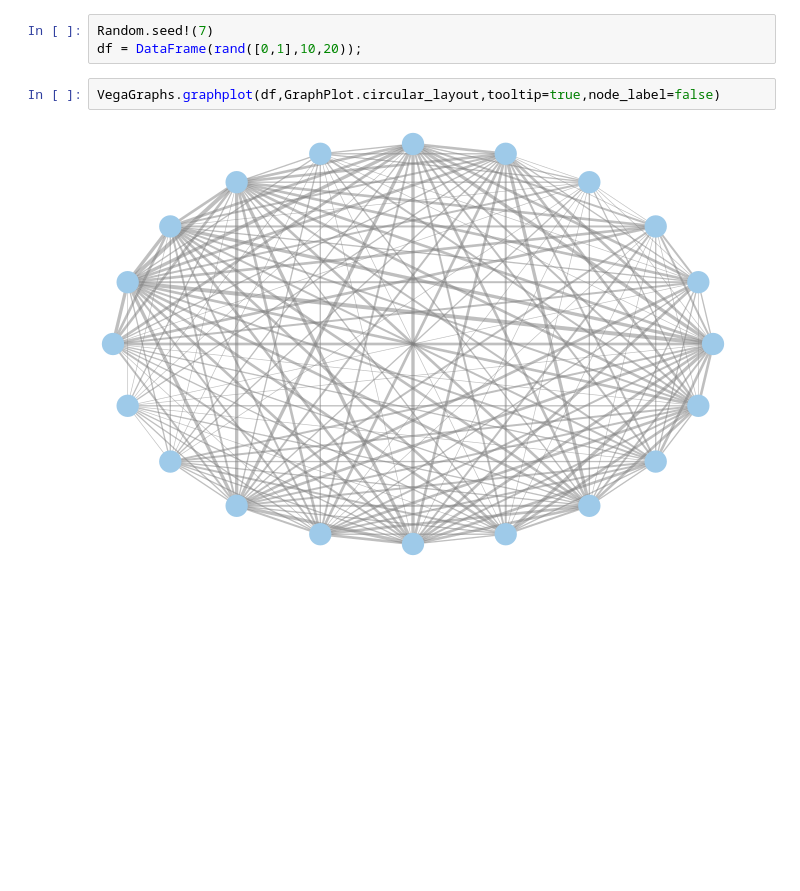
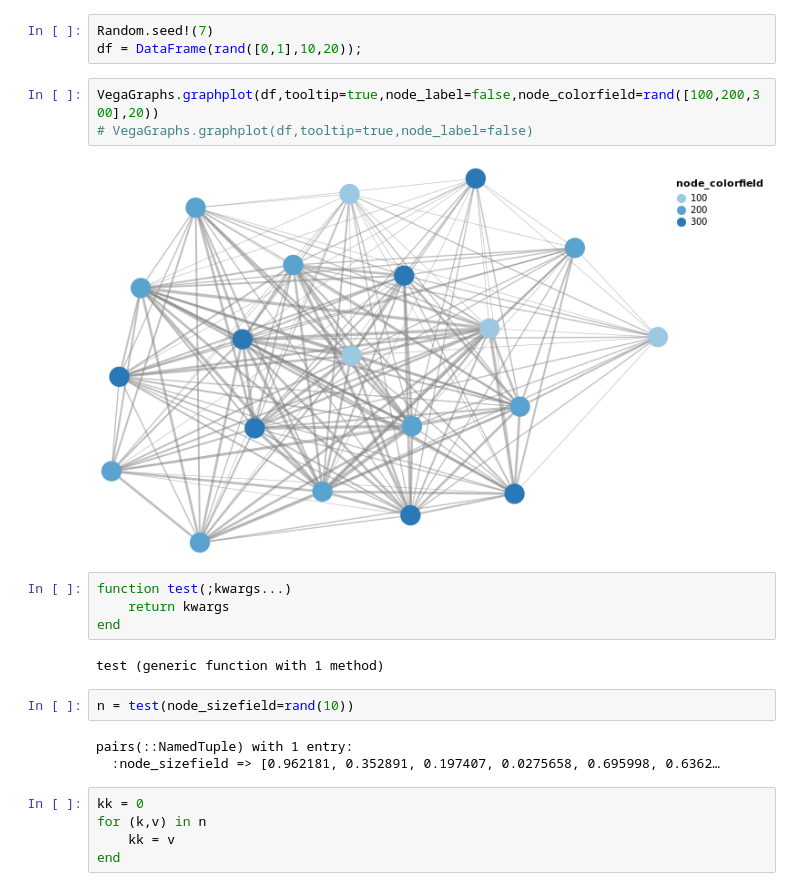
Before and after one commit to JuliaGraphs/VegaGraphs.jl, a Jupyter notebook: sandbox/Testing_graphplot.ipynb, the cells around one changed output. Drawn from its saved outputs; the diff is of its cells as text; blank space fills up the shorter version.

```diff
--- a/sandbox/Testing_graphplot.ipynb
+++ b/sandbox/Testing_graphplot.ipynb
@@ -9,6 +9,23 @@ using VegaGraphs
 Random.seed!(7)
 df = DataFrame(rand([0,1],10,20));
 # %%
-VegaGraphs.graphplot(df,GraphPlot.circular_layout,tooltip=true,node_label=false)
+VegaGraphs.graphplot(df,tooltip=true,node_label=false,node_colorfield=rand([100,200,300],20))
+# VegaGraphs.graphplot(df,tooltip=true,node_label=false)
 # %% [output]
-[figure, old version]
+[figure, new version]
+# %%
+function test(;kwargs...)
+    return kwargs
+end
+# %% [output]
+test (generic function with 1 method)
+# %%
+n = test(node_sizefield=rand(10))
+# %% [output]
+pairs(::NamedTuple) with 1 entry:
+  :node_sizefield => [0.962181, 0.352891, 0.197407, 0.0275658, 0.695998, 0.6362…
+# %%
+kk = 0
+for (k,v) in n
+    kk = v
+end
```
Also changed, not shown: parts of 3 cells of this notebook, 2 other files.
